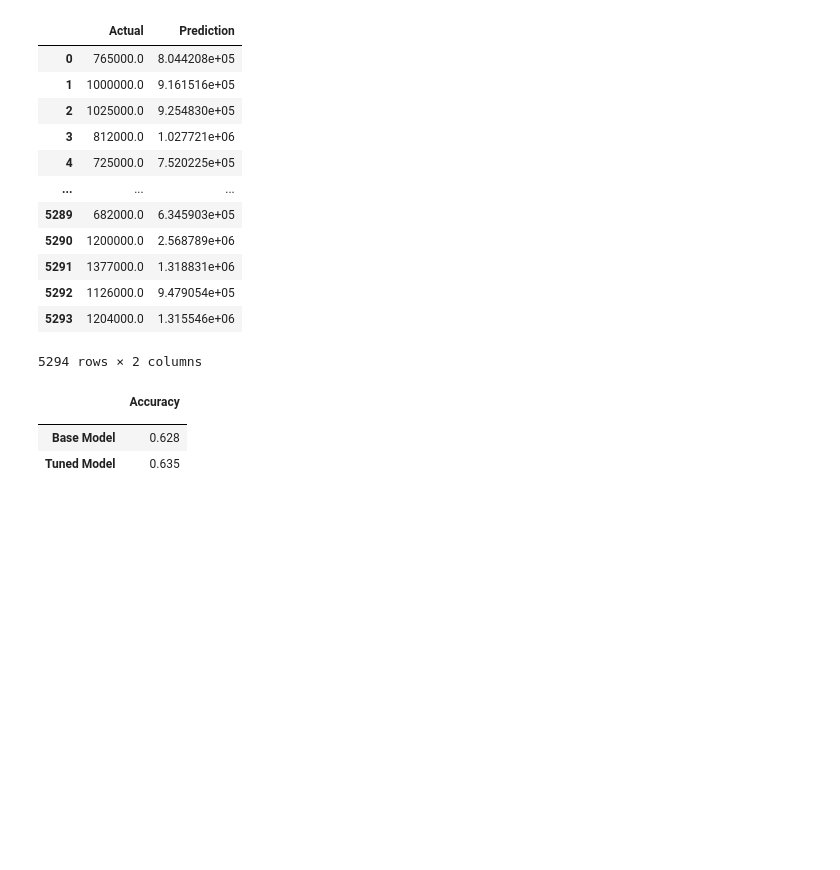
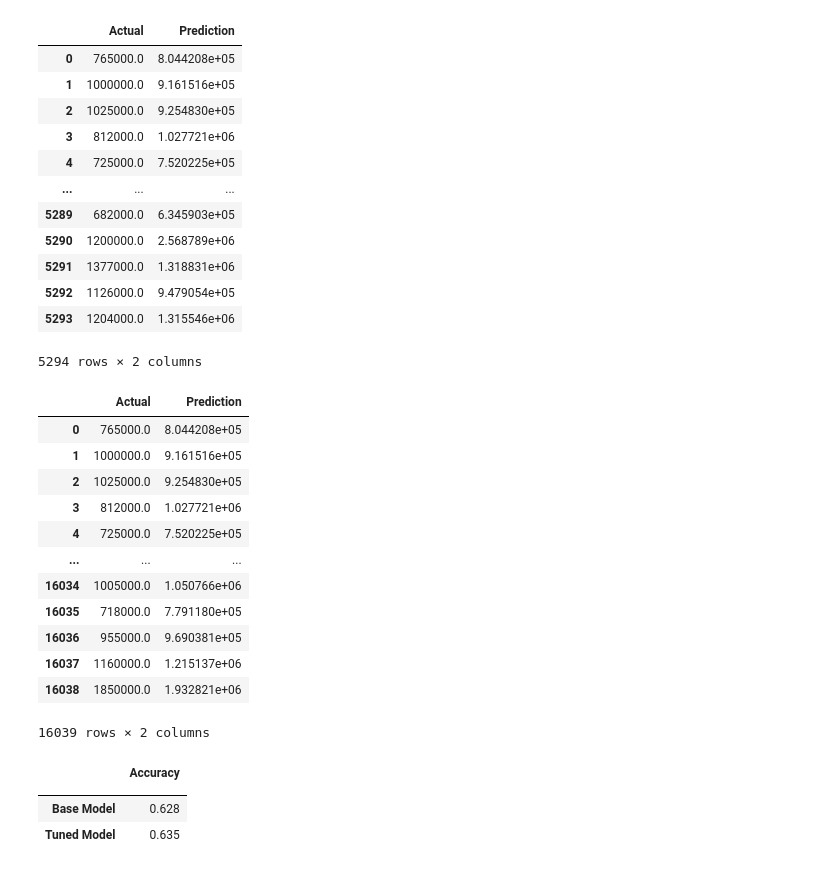
Before and after one commit to Franco1230/Data-Bootcamp-Final-Project, a Jupyter notebook: jupyter_notebook/random_forest.ipynb, the cells around one changed output. Drawn from its saved outputs; the diff is of its cells as text; code cells hidden in the pictures; blank space fills up the shorter version.

Commit message:
attempted to add predicted price to original df

```diff
--- a/jupyter_notebook/random_forest.ipynb
+++ b/jupyter_notebook/random_forest.ipynb
@@ -108,3 +108,6 @@ X_train
 | 15795 | 5 | 2 | 2 | 710 | 0 | 2671 | 3 |
 | 7270 | 3 | 1 | 3 | 758 | 0 | 5498 | 6 |
 10746 rows × 7 columns
+# %%
+X_train2, X_test2, y_train2, y_test2 = train_test_split(X, y, random_state = 42, test_size = 16039)
+X_train2
@@ -207,6 +213,31 @@ prediction_df
 | 5292 | 1126000.0 | 9.479054e+05 |
 | 5293 | 1204000.0 | 1.315546e+06 |
 5294 rows × 2 columns
+# %%
+# Make predictions with the hypertuned model
+predictions = tuned_model.predict(X_test2)
+classifications = y_test2.unique().tolist()
+
+prediction_actual = {"Actual": y_test2,
+                     "Prediction": predictions}
+
+full_prediction_df = pd.DataFrame(prediction_actual)
+full_prediction_df = full_prediction_df.set_index("Actual").reset_index()
+full_prediction_df
+# %% [output]
+|  | Actual | Prediction |
+| 0 | 765000.0 | 8.044208e+05 |
+| 1 | 1000000.0 | 9.161516e+05 |
+| 2 | 1025000.0 | 9.254830e+05 |
+| 3 | 812000.0 | 1.027721e+06 |
+| 4 | 725000.0 | 7.520225e+05 |
+| ... | ... | ... |
+| 16034 | 1005000.0 | 1.050766e+06 |
+| 16035 | 718000.0 | 7.791180e+05 |
+| 16036 | 955000.0 | 9.690381e+05 |
+| 16037 | 1160000.0 | 1.215137e+06 |
+| 16038 | 1850000.0 | 1.932821e+06 |
+16039 rows × 2 columns
 # %%
 evaluations = {"": ["Base Model", "Tuned Model"],
                "Accuracy": [f"%s" % round(base_accuracy, 3), f"%s" % round(tuned_accuracy, 3)]}
```
Also changed, not shown: parts of 3 cells of this notebook, 3 other files.
